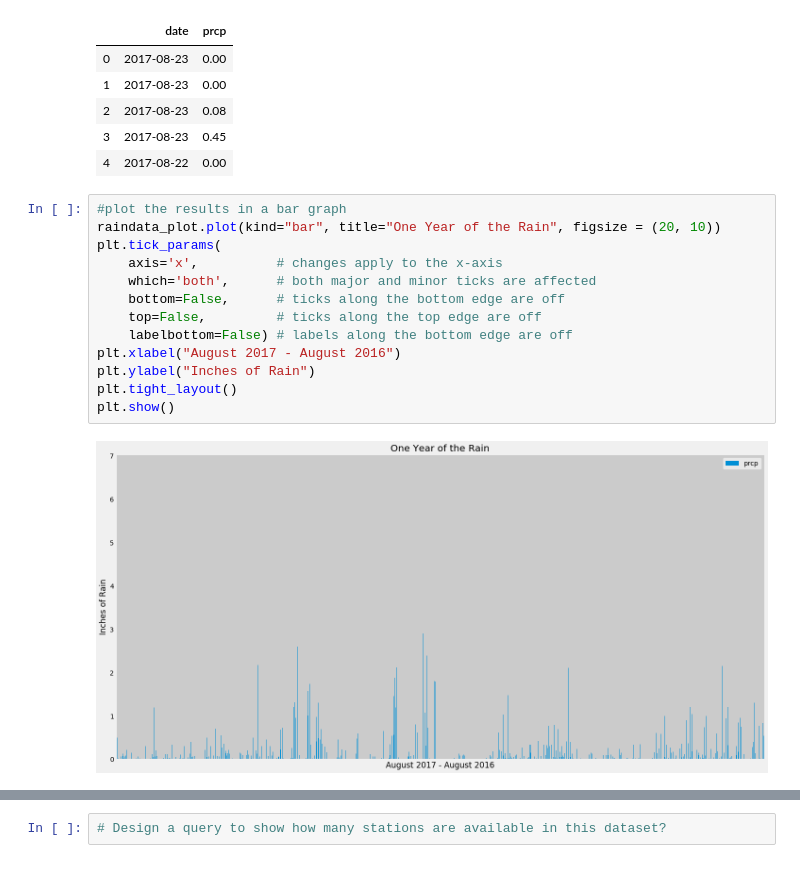
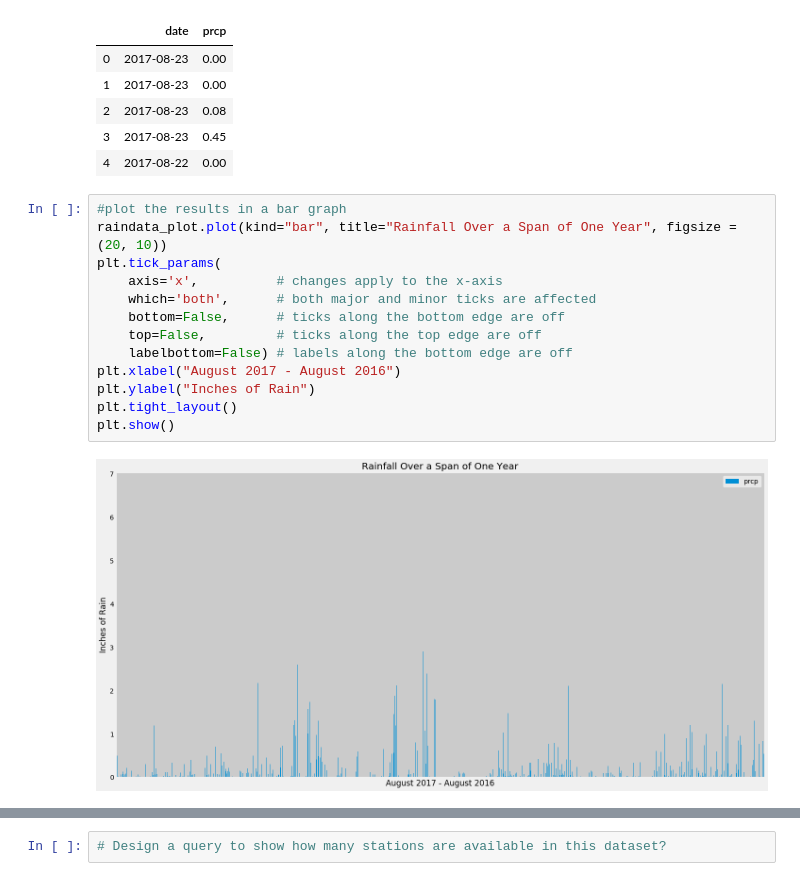
Before and after one commit to JKx2020/sqlalchemy-challenge, a Jupyter notebook: climate_starter.ipynb, the cells around one changed output, grey strips where cells are left out. Saved outputs shown, nothing was run; the diff lists cells and outputs as text.

```diff
--- a/climate_starter.ipynb
+++ b/climate_starter.ipynb
@@ -133,19 +135,19 @@ raindata_plot.head()
 | 4 | 2017-08-22 | 0.00 |
 # %%
 #plot the results in a bar graph
-raindata_plot.plot(kind="bar", title="One Year of the Rain", figsize = (20, 10))
+raindata_plot.plot(kind="bar", title="Rainfall Over a Span of One Year", figsize = (20, 10))
 plt.tick_params(
     axis='x',          # changes apply to the x-axis
     which='both',      # both major and minor ticks are affected
     bottom=False,      # ticks along the bottom edge are off
     top=False,         # ticks along the top edge are off
     labelbottom=False) # labels along the bottom edge are off
 plt.xlabel("August 2017 - August 2016")
 plt.ylabel("Inches of Rain")
 plt.tight_layout()
 plt.show()
 # %% [output]
-[figure, old version]
+[figure, new version]
 # %% [markdown]
 ![precipitation](Images/precipitation.png)
 # %%
```
Also changed, not shown: parts of 2 cells of this notebook.
